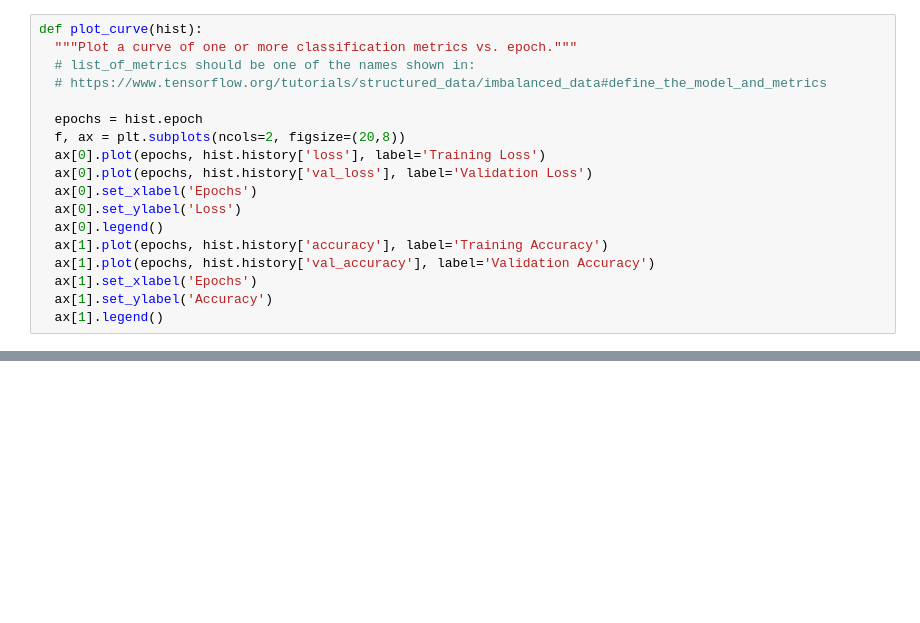
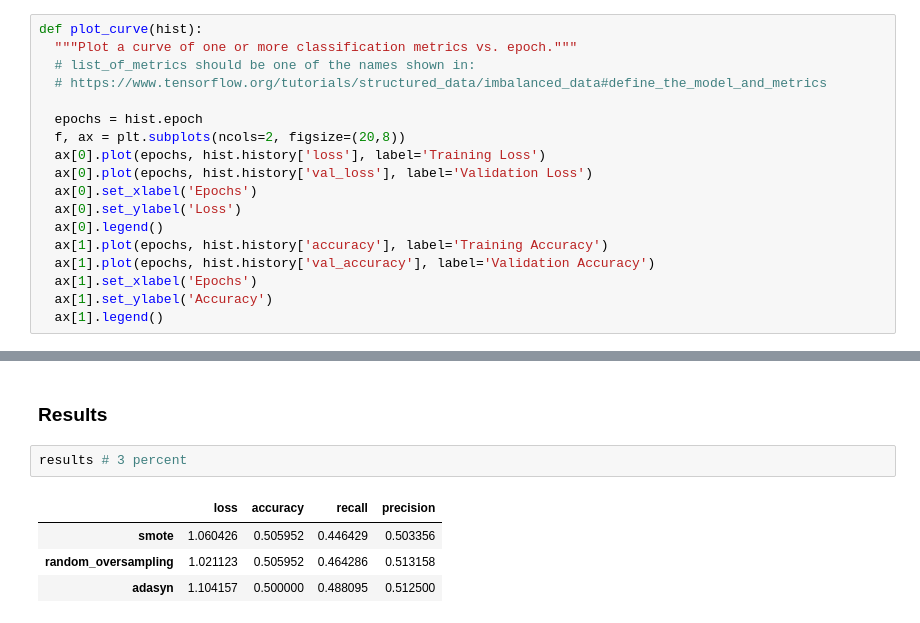
Before and after one commit to yeonatalie/bt4222-ml-sp500, a Jupyter notebook: nn.ipynb, the cells around one changed output, grey strips where cells are left out. Saved outputs shown, nothing was run; the diff lists cells and outputs as text; blank space fills up the shorter version.

```diff
--- a/nn.ipynb
+++ b/nn.ipynb
@@ -159,0 +234,9 @@ dtype: float32
+# %% [markdown]
+### Results
+# %%
+results # 3 percent
+# %% [output]
+|  | loss | accuracy | recall | precision |
+| smote | 1.060426 | 0.505952 | 0.446429 | 0.503356 |
+| random_oversampling | 1.021123 | 0.505952 | 0.464286 | 0.513158 |
+| adasyn | 1.104157 | 0.500000 | 0.488095 | 0.512500 |
```
Also changed, not shown: parts of 29 cells of this notebook, 1 other file.
